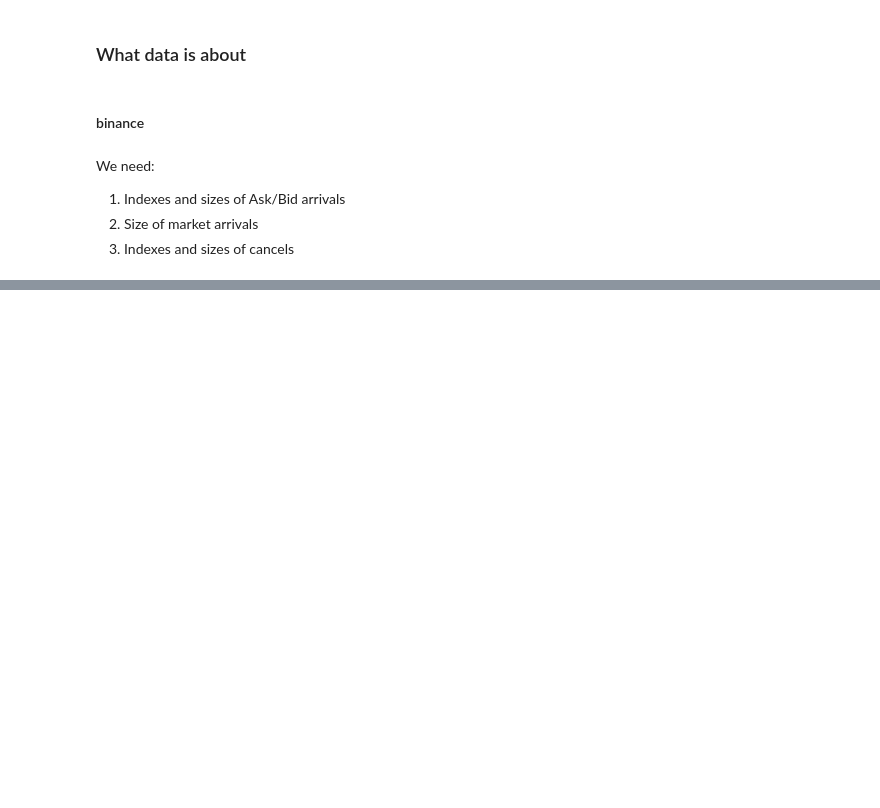
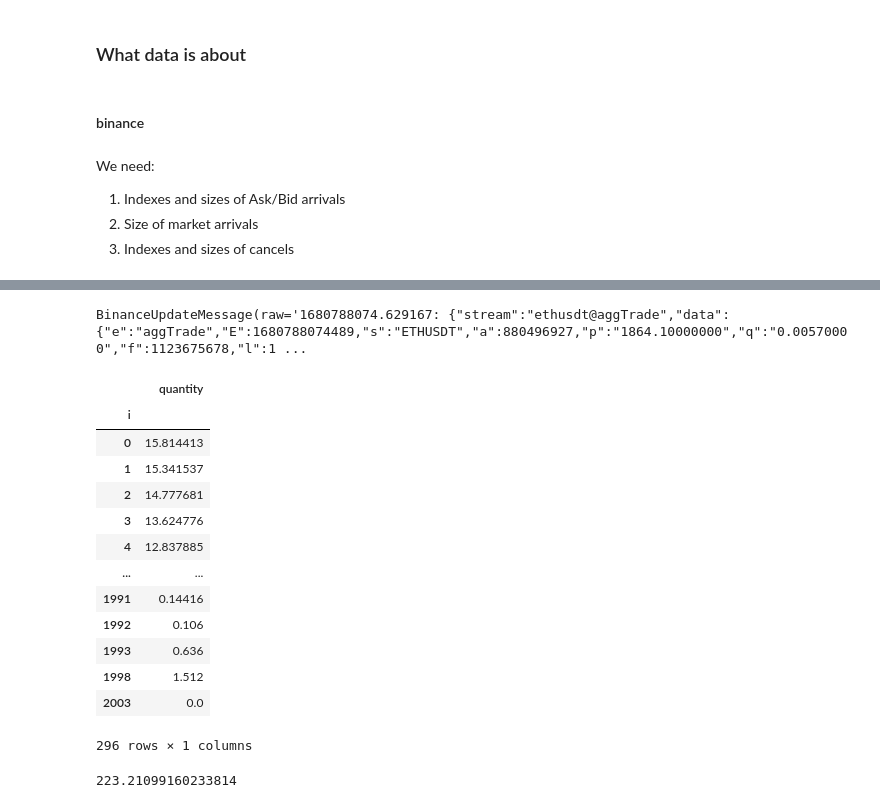
Before and after one commit to danyanyam/THESIS, a Jupyter notebook: notebooks/parsing-data-new.ipynb, the cells around one changed output, grey strips where cells are left out. Saved outputs shown, nothing was run; the diff lists cells and outputs as text; code cells hidden in the pictures; blank space fills up the shorter version.

```diff
--- a/notebooks/parsing-data-new.ipynb
+++ b/notebooks/parsing-data-new.ipynb
@@ -360,0 +204,2 @@ p.name + '_trades'
+# %%
+first = pd.DataFrame(e.arrivals.buy, columns=['i', 'quantity']).groupby('i').mean()
@@ -360,0 +208,21 @@ p.name + '_trades'
+# %%
+msgs[0]
+# %% [output]
+BinanceUpdateMessage(raw='1680788074.629167: {"stream":"ethusdt@aggTrade","data":{"e":"aggTrade","E":1680788074489,"s":"ETHUSDT","a":880496927,"p":"1864.10000000","q":"0.00570000","f":1123675678,"l":1 ...
+# %%
+first
+# %% [output]
+|  | quantity |
+| i |  |
+| 0 | 15.814413 |
+| 1 | 15.341537 |
+| 2 | 14.777681 |
+| 3 | 13.624776 |
+| 4 | 12.837885 |
+| ... | ... |
+| 1991 | 0.14416 |
+| 1992 | 0.106 |
+| 1993 | 0.636 |
+| 1998 | 1.512 |
+| 2003 | 0.0 |
+296 rows × 1 columns
@@ -360,0 +232,4 @@ p.name + '_trades'
+# %%
+((holder + first).fillna(0) + second).mean().iloc[0]
+# %% [output]
+223.21099160233814
```
Also changed, not shown: parts of 48 cells of this notebook, 4 other files.
